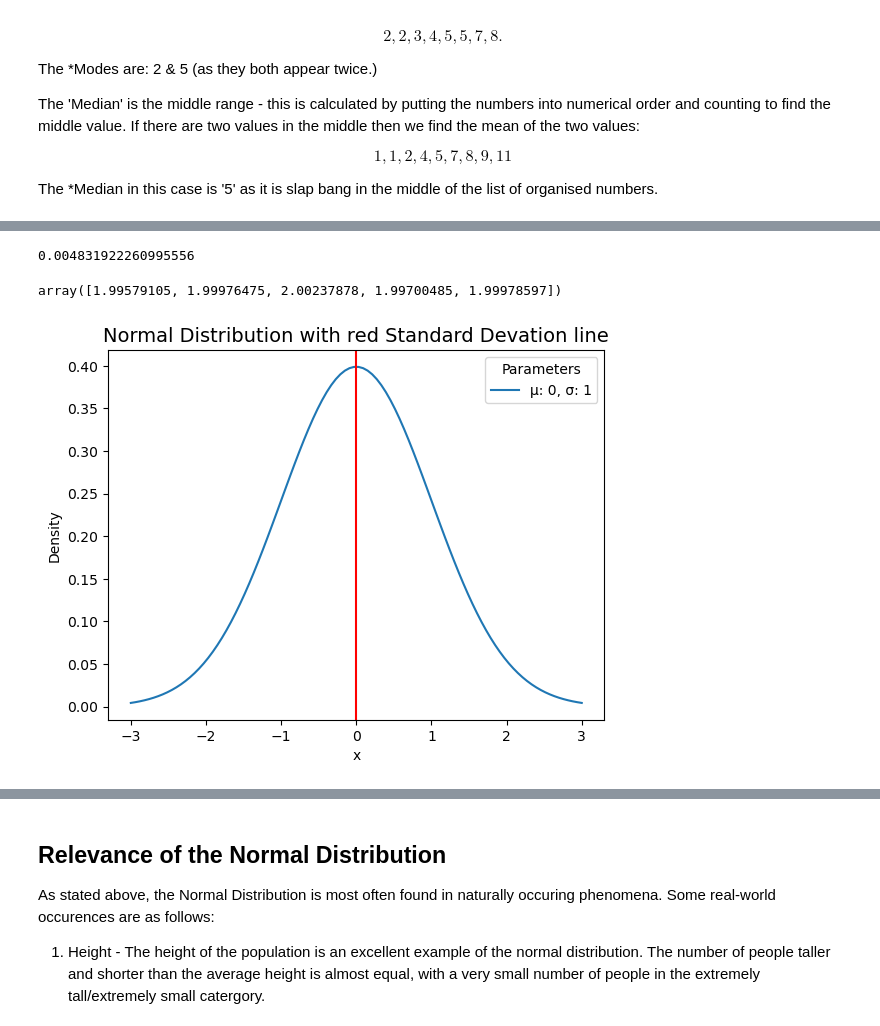
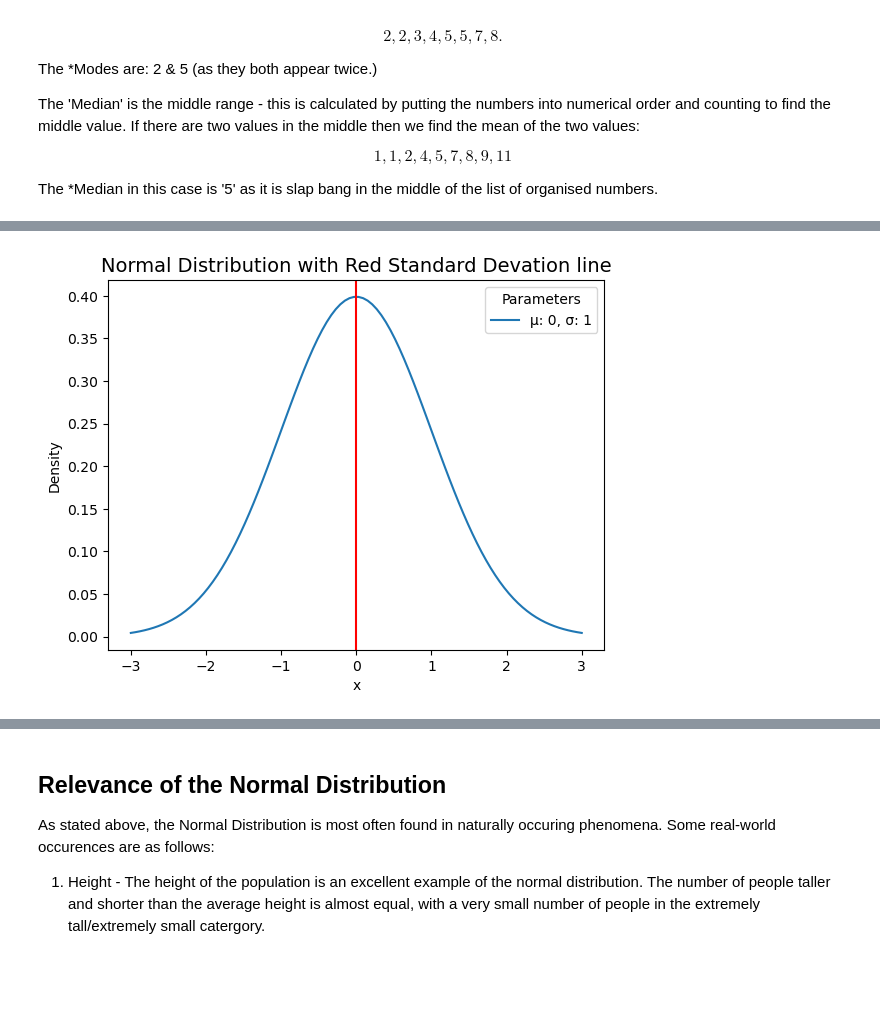
Before and after one commit to SeanE15/Fundamentals-for-Data-Analysis, a Jupyter notebook: The_Normal_Distribution.ipynb, the cells around one changed output, grey strips where cells are left out. Saved outputs shown, nothing was run; the diff lists cells and outputs as text; code cells hidden in the pictures; blank space fills up the shorter version.

Commit message:
continue working on exercise and normal dist

```diff
--- a/The_Normal_Distribution.ipynb
+++ b/The_Normal_Distribution.ipynb
@@ -163,38 +151,26 @@ array([[-0.6342923 , -1.35279151, -1.63295804, -1.51329468, -2.47084298],
-# %%
-# calculate the mean value for x (which we will show on the plot of Normal Distribution.)
-x_mean = x.mean()
-x_mean
-# %% [output]
-0.004831922260995556
-# %%
-# Now calculate the standard deviation
-stdev = x.std(axis=0)
-stdev
-# %% [output]
-array([1.99579105, 1.99976475, 2.00237878, 1.99700485, 1.99978597])
 # %%
 # Define values to Mu and Sigma
 mu = 0
 sigma = 1
 
 # Now plot the Normal Distribution
 x = np.linspace(mu - 3*sigma, mu + 3*sigma, 100)
 
 # Plot graph.
 plt.plot(x, stats.norm.pdf(x, mu, sigma),label='μ: 0, σ: 1')
 
 # Draw a vertical line where the standard deviation is.
 plt.axvline(x=0, color='red');
 
 # add legend to plot
 plt.legend(title='Parameters')
 
 # add axes labels and a title
 plt.ylabel('Density')
 plt.xlabel('x')
-plt.title('Normal Distribution with red Standard Devation line', fontsize=14);
+plt.title('Normal Distribution with Red Standard Devation line', fontsize=14);
 # %% [output]
-[figure, old version]
+[figure, new version]
 # %% [markdown]
 # Interquartile Range and the Empirical (68, 95, 99.7) rule.
 
```
Also changed, not shown: parts of 12 cells of this notebook, 1 other file.
